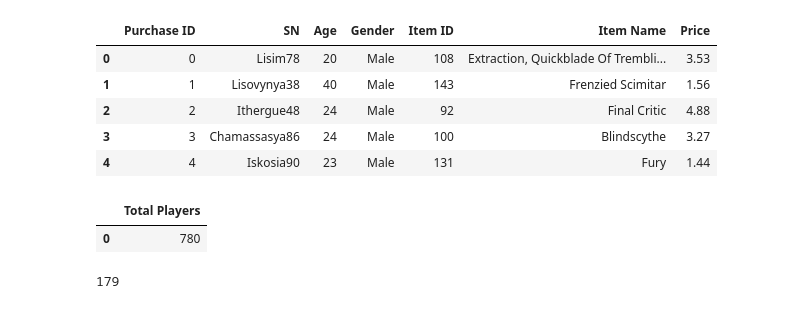
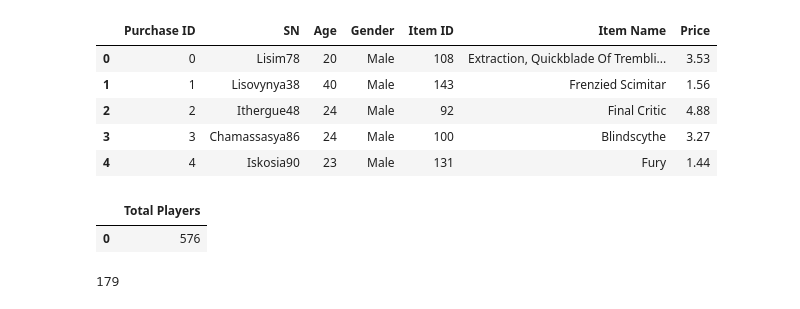
Before and after one commit to jammin-max/pandas_challenge, a Jupyter notebook: HeroesOfPymoli/HeroesOfPymoli_script.ipynb, the cells around one changed output. Saved outputs shown, nothing was run; the diff lists cells and outputs as text; code cells hidden in the pictures.

```diff
--- a/HeroesOfPymoli/HeroesOfPymoli_script.ipynb
+++ b/HeroesOfPymoli/HeroesOfPymoli_script.ipynb
@@ -2,13 +2,14 @@
 # Dependencies and Setup
 import os
 import pandas as pd
+import numpy as np
 
 # File to Load
 read_csv = "../Resources/purchase_data.csv"
 
 # Create data frame, and read csv file
-purchase_data_df = pd.read_csv(read_csv)
-purchase_data_df.head()
+purchase_data_1_df = pd.read_csv(read_csv)
+purchase_data_1_df.head()
 # %% [output]
 |  | Purchase ID | SN | Age | Gender | Item ID | Item Name | Price |
 | 0 | 0 | Lisim78 | 20 | Male | 108 | Extraction, Quickblade Of Trembli... | 3.53 |
@@ -18,11 +19,16 @@ purchase_data_df.head()
 | 4 | 4 | Iskosia90 | 23 | Male | 131 | Fury | 1.44 |
 # %%
 #Add number of players, and create data frame to display total players
-number_of_players_df = {"Total Players":[len(purchase_data_df["Purchase ID"].value_counts())]}
-Total_players_df =pd.DataFrame(number_of_players_df)
-Total_players_df
+#purchase_data_df.dtypes
+#purchase_data_df.columns
+number_of_players_df = purchase_data_df.loc[:, ["Gender", "SN", "Age"]]
+number_of_players_df = number_of_players_df.drop_duplicates()
+num_players = number_of_players_df.count()[0]
+# Display the total number of players
+summary_1_df =pd.DataFrame({"Total Players": [num_players]})
+summary_1_df
 # %% [output]
 |  | Total Players |
-| 0 | 780 |
+| 0 | 576 |
 # %%
 # Find number of unique items
```
Also changed, not shown: parts of 10 cells of this notebook.
